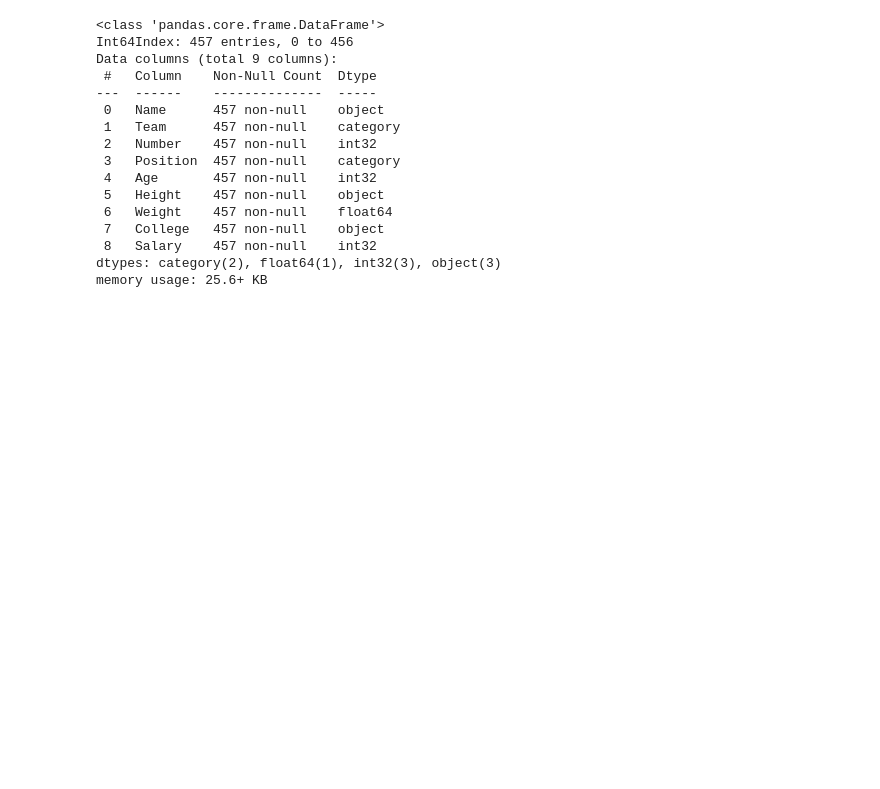
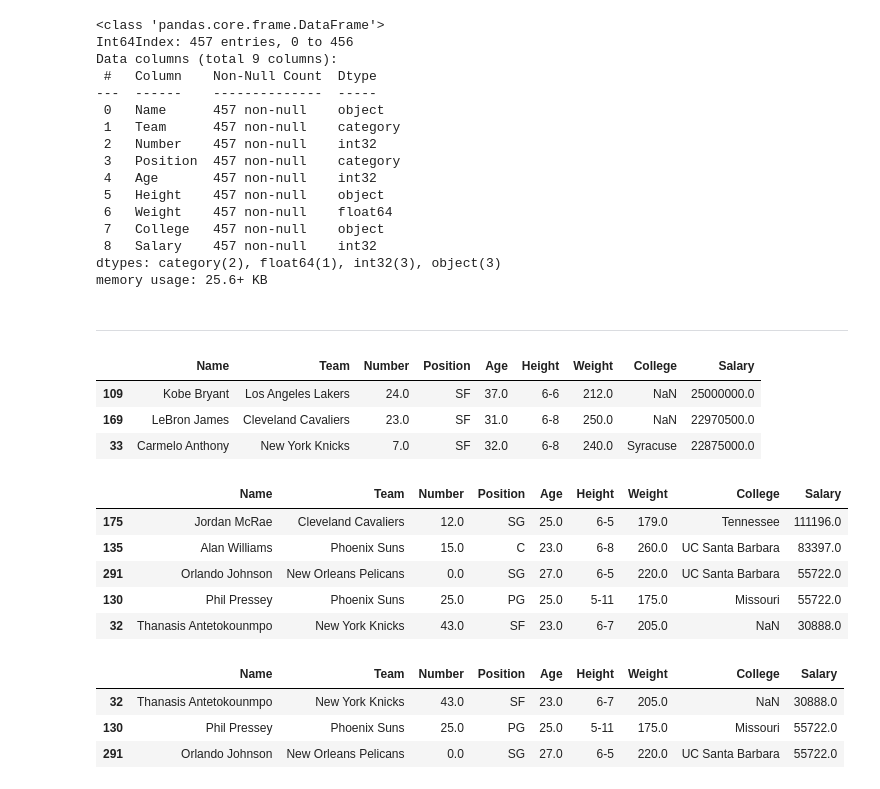
Before and after one commit to nikolay-rudenko/pandas_edu, a Jupyter notebook: pandas_course/DataFrame.ipynb, the cells around one changed output. Saved outputs shown, nothing was run; the diff lists cells and outputs as text; code cells hidden in the pictures; blank space fills up the shorter version.

```diff
--- a/pandas_course/DataFrame.ipynb
+++ b/pandas_course/DataFrame.ipynb
@@ -651,3 +651,5 @@ Data columns (total 9 columns):
  8   Salary    457 non-null    int32
 dtypes: category(2), float64(1), int32(3), object(3)
 memory usage: 25.6+ KB
+# %% [markdown]
+-----------------------------
@@ -653,0 +660,23 @@ memory usage: 25.6+ KB
+# %%
+nba.head(3)
+# %% [output]
+|  | Name | Team | Number | Position | Age | Height | Weight | College | Salary |
+| 109 | Kobe Bryant | Los Angeles Lakers | 24.0 | SF | 37.0 | 6-6 | 212.0 | NaN | 25000000.0 |
+| 169 | LeBron James | Cleveland Cavaliers | 23.0 | SF | 31.0 | 6-8 | 250.0 | NaN | 22970500.0 |
+| 33 | Carmelo Anthony | New York Knicks | 7.0 | SF | 32.0 | 6-8 | 240.0 | Syracuse | 22875000.0 |
+# %%
+nba.sort_values('Salary', ascending = False, na_position = 'first').tail()
+# %% [output]
+|  | Name | Team | Number | Position | Age | Height | Weight | College | Salary |
+| 175 | Jordan McRae | Cleveland Cavaliers | 12.0 | SG | 25.0 | 6-5 | 179.0 | Tennessee | 111196.0 |
+| 135 | Alan Williams | Phoenix Suns | 15.0 | C | 23.0 | 6-8 | 260.0 | UC Santa Barbara | 83397.0 |
+| 291 | Orlando Johnson | New Orleans Pelicans | 0.0 | SG | 27.0 | 6-5 | 220.0 | UC Santa Barbara | 55722.0 |
+| 130 | Phil Pressey | Phoenix Suns | 25.0 | PG | 25.0 | 5-11 | 175.0 | Missouri | 55722.0 |
+| 32 | Thanasis Antetokounmpo | New York Knicks | 43.0 | SF | 23.0 | 6-7 | 205.0 | NaN | 30888.0 |
+# %%
+nba.head(3)
+# %% [output]
+|  | Name | Team | Number | Position | Age | Height | Weight | College | Salary |
+| 32 | Thanasis Antetokounmpo | New York Knicks | 43.0 | SF | 23.0 | 6-7 | 205.0 | NaN | 30888.0 |
+| 130 | Phil Pressey | Phoenix Suns | 25.0 | PG | 25.0 | 5-11 | 175.0 | Missouri | 55722.0 |
+| 291 | Orlando Johnson | New Orleans Pelicans | 0.0 | SG | 27.0 | 6-5 | 220.0 | UC Santa Barbara | 55722.0 |
```
Also changed, not shown: parts of 2 cells of this notebook.
